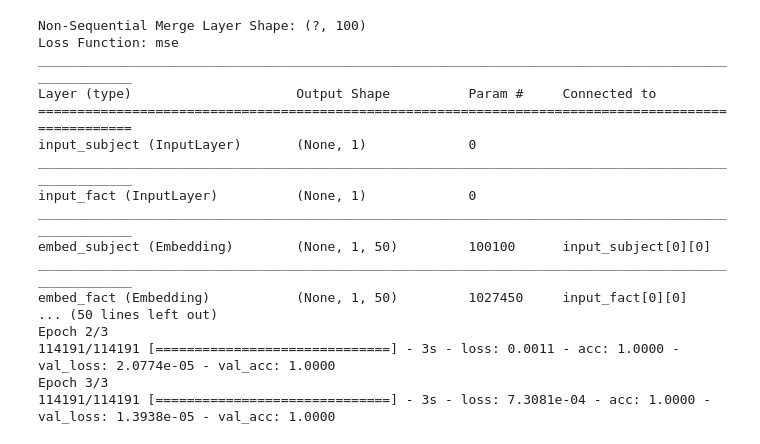
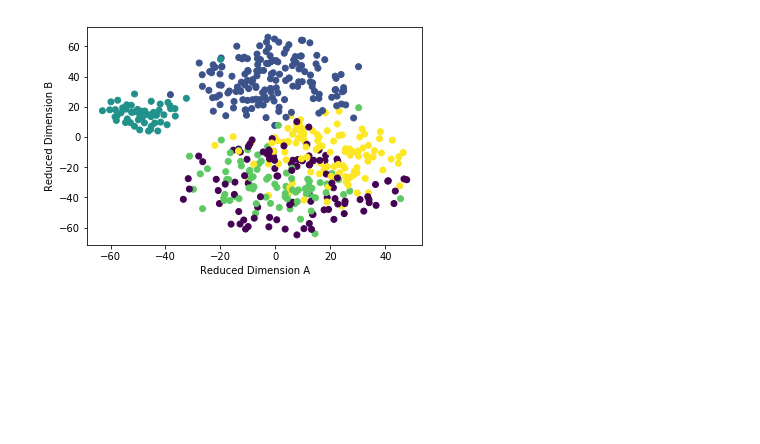
Before and after one commit to icanseeformiles/fathom, a Jupyter notebook: Fathom POC.ipynb, the cells around one changed output. Saved outputs shown, nothing was run; the diff lists cells and outputs as text; code cells hidden in the pictures; blank space fills up the shorter version.

```diff
--- a/Fathom POC.ipynb
+++ b/Fathom POC.ipynb
@@ -121,0 +394,4 @@ dfLearn['is_true'] = 1
+# %%
+fathom = Fathom(facts)
+#fathom.learn(super_epochs=3, epochs=15, batch_size=8192)
+fathom.load_model(model_name='grocery')
@@ -121,0 +400,5 @@ dfLearn['is_true'] = 1
+# %%
+subject_embeddings = fathom.model.extract_embedding('subject', include_key=True)
+fact_embeddings = fathom.model.extract_embedding('fact', include_key=True)
+# %%
+subject_representation = Representation(subject_embeddings)
@@ -122 +411,3 @@ dfLearn['is_true'] = 1
+# %%
+subject_2d = subject_representation.reduce_dimensions(2)
 # %%
@@ -155,25 +421,17 @@ Validation examples: 12687
-# %%
-model_name = 'grocery'
-model = Learner(data)
-model.dropout = 0 # overfitting is the point
-model.batch_size = 1024
-model.build_model()
-model.train_model(model_name, epochs=3, super_epochs=3)
-# %% [output]
-Non-Sequential Merge Layer Shape: (?, 100)
-Loss Function: mse
-____________________________________________________________________________________________________
-Layer (type)                     Output Shape          Param #     Connected to
-====================================================================================================
-input_subject (InputLayer)       (None, 1)             0
-____________________________________________________________________________________________________
-input_fact (InputLayer)          (None, 1)             0
-____________________________________________________________________________________________________
-embed_subject (Embedding)        (None, 1, 50)         100100      input_subject[0][0]
-____________________________________________________________________________________________________
-embed_fact (Embedding)           (None, 1, 50)         1027450     input_fact[0][0]
-... (50 lines left out)
-Epoch 2/3
-114191/114191 [==============================] - 3s - loss: 0.0011 - acc: 1.0000 - val_loss: 2.0774e-05 - val_acc: 1.0000
-Epoch 3/3
-114191/114191 [==============================] - 3s - loss: 7.3081e-04 - acc: 1.0000 - val_loss: 1.3938e-05 - val_acc: 1.0000
+# %%
+import matplotlib.pyplot as plt
+
+max_points = 500
+#plt.scatter(subject_2d[:max_points,0], subject_2d[:max_points,1], color='b')
+cl = subject_representation.clusters[0:max_points]
+plt.scatter(subject_2d[:max_points,0], subject_2d[:max_points,1], c=cl, label='hi')
+
+plt.xlabel('Reduced Dimension A')
+plt.ylabel('Reduced Dimension B')
+
+#fig, ax = plt.subplots()
+#ax.legend()
+
+plt.show()
+# %% [output]
+[figure, added]
```
Also changed, not shown: parts of 22 cells of this notebook.
